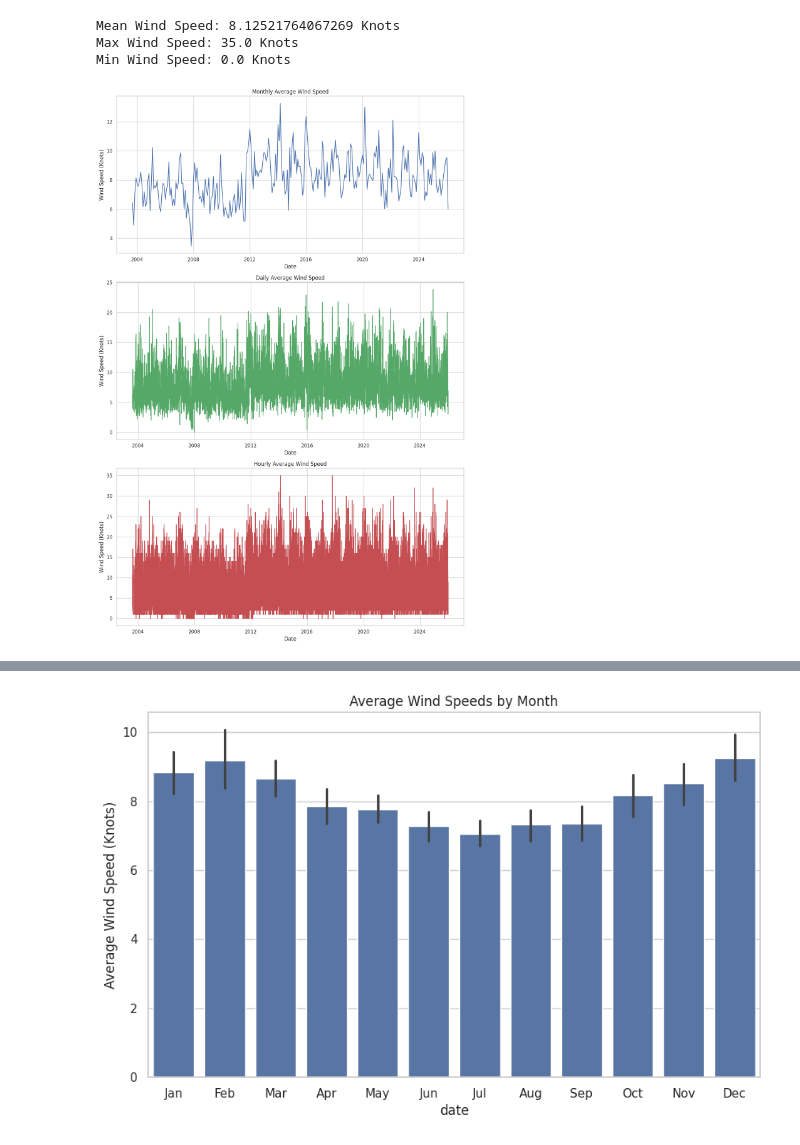
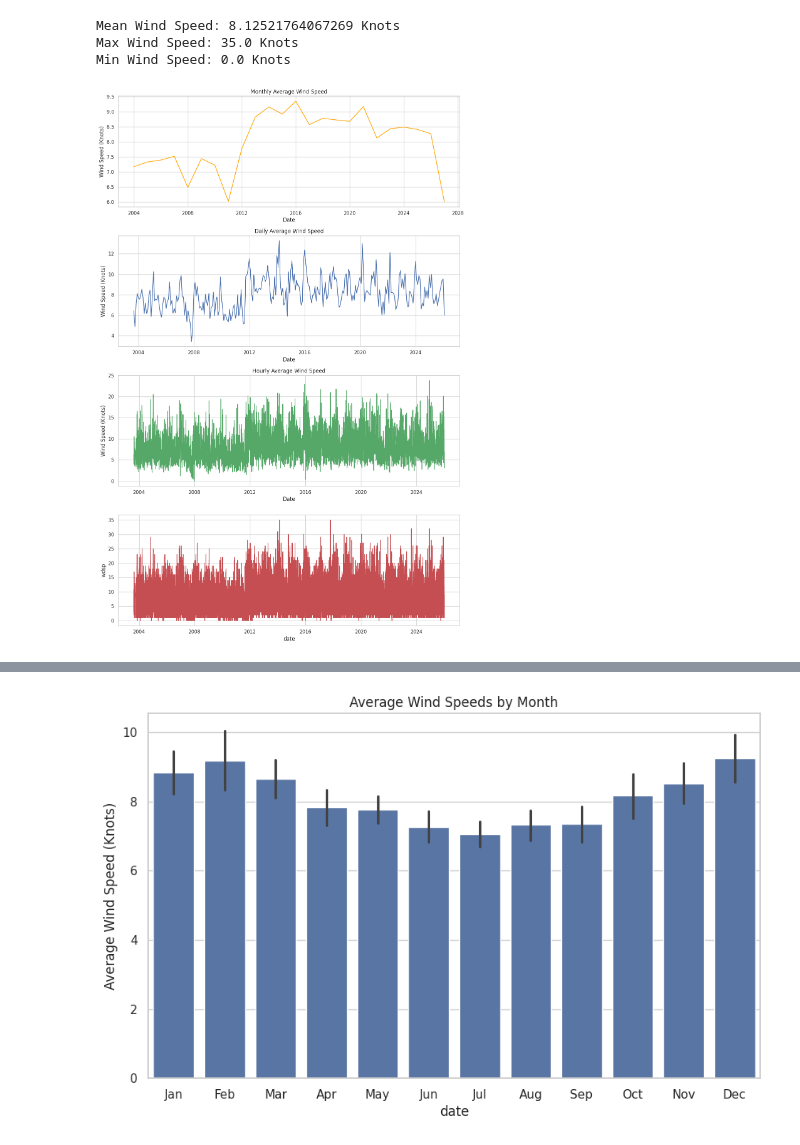
Before and after one commit to cathalred88/PFDA, a Jupyter notebook: project/BigProject.ipynb, the cells around one changed output, grey strips where cells are left out. Cells and saved outputs as stored; diff of their text form; code cells hidden in the pictures.

```diff
--- a/project/BigProject.ipynb
+++ b/project/BigProject.ipynb
@@ -78,38 +78,44 @@ Min Wind Speed: 0.0 Knots
 dfjohnstown['wdsp'] = pd.to_numeric(dfjohnstown['wdsp'], errors='coerce')
 dfjohnstown['date'] = pd.to_datetime(dfjohnstown['date'], format='%d-%b-%Y %H:%M')
 dfjohnstown.set_index('date', inplace=True)
+Yearly_avg_wind = dfjohnstown['wdsp'].resample('Y').mean()
 monthly_avg_wind = dfjohnstown['wdsp'].resample('ME').mean()
 daily_avg_wind = dfjohnstown['wdsp'].resample('D').mean()
 hourly_avg_wind = dfjohnstown['wdsp'].resample('h').mean()
 # %%
 # plot the average wind speeds using seaborn using three subplots for monthly, daily and hourly averages
 
 import seaborn as sns
 import matplotlib.pyplot as plt
 sns.set(style="whitegrid")
 
-fig, axes = plt.subplots(3, 1, figsize=(12, 18))
+fig, axes = plt.subplots(4, 1, figsize=(12, 18))
 
-sns.lineplot(data=monthly_avg_wind, ax=axes[0], color='b')
+sns.lineplot(data=Yearly_avg_wind, ax=axes[0], color='orange')
+axes[0].set_title('Year Average Wind Speed')
+axes[0].set_xlabel('Date')
+axes[0].set_ylabel('Wind Speed (Knots)')
+
+sns.lineplot(data=monthly_avg_wind, ax=axes[1], color='b')
 axes[0].set_title('Monthly Average Wind Speed')
 axes[0].set_xlabel('Date')
 axes[0].set_ylabel('Wind Speed (Knots)')
 
-sns.lineplot(data=daily_avg_wind, ax=axes[1], color='g')
+sns.lineplot(data=daily_avg_wind, ax=axes[2], color='g')
 axes[1].set_title('Daily Average Wind Speed')
 axes[1].set_xlabel('Date')
 axes[1].set_ylabel('Wind Speed (Knots)')
 
-sns.lineplot(data=hourly_avg_wind, ax=axes[2], color='r')
+sns.lineplot(data=hourly_avg_wind, ax=axes[3], color='r')
 axes[2].set_title('Hourly Average Wind Speed')
 axes[2].set_xlabel('Date')
 axes[2].set_ylabel('Wind Speed (Knots)')
 
 plt.tight_layout()
 plt.show()
 
 #print(f"Monthly Average Wind Speeds:{monthly_avg_wind}")
 #print(f"Daily Average Wind Speeds:{daily_avg_wind}")
 #print(f"Hourly Average Wind Speeds:{hourly_avg_wind}")
 # %% [output]
-[figure, old version]
+[figure, new version]
```
Also changed, not shown: parts of 2 cells of this notebook, 1 other file.
